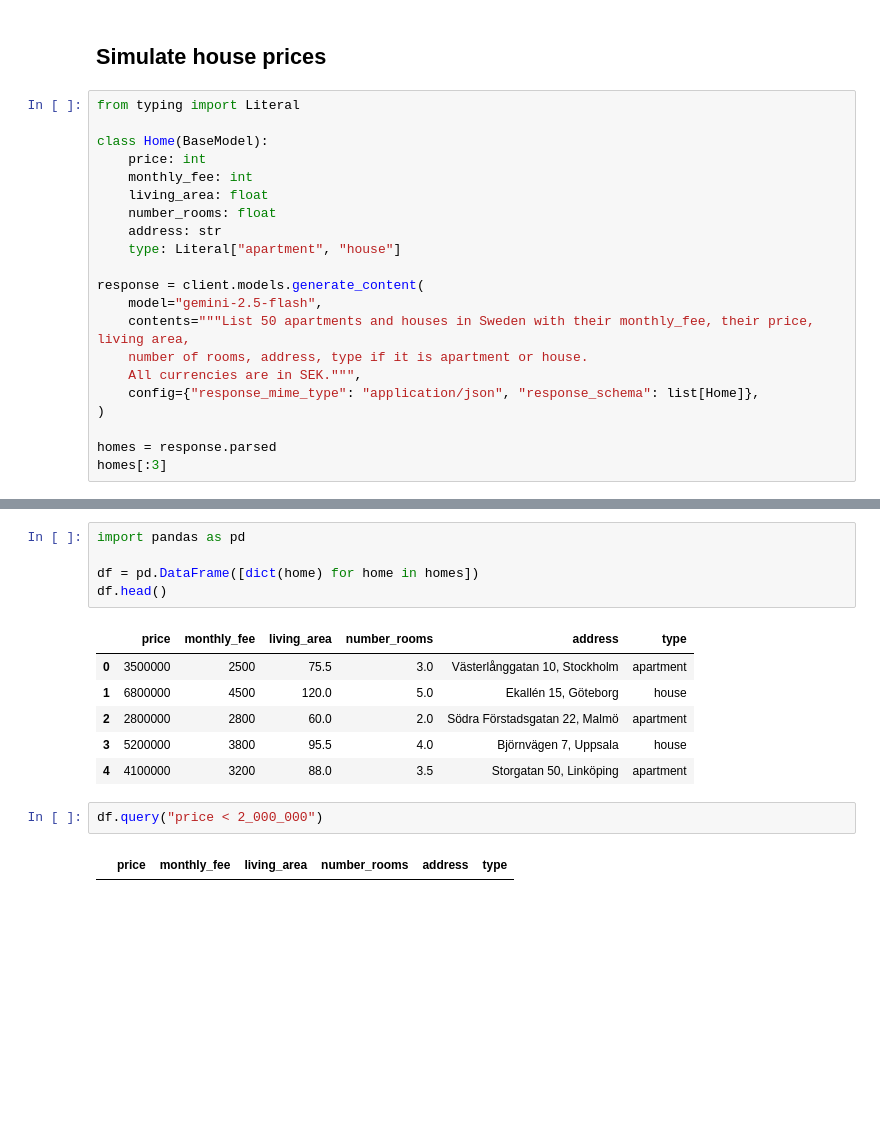
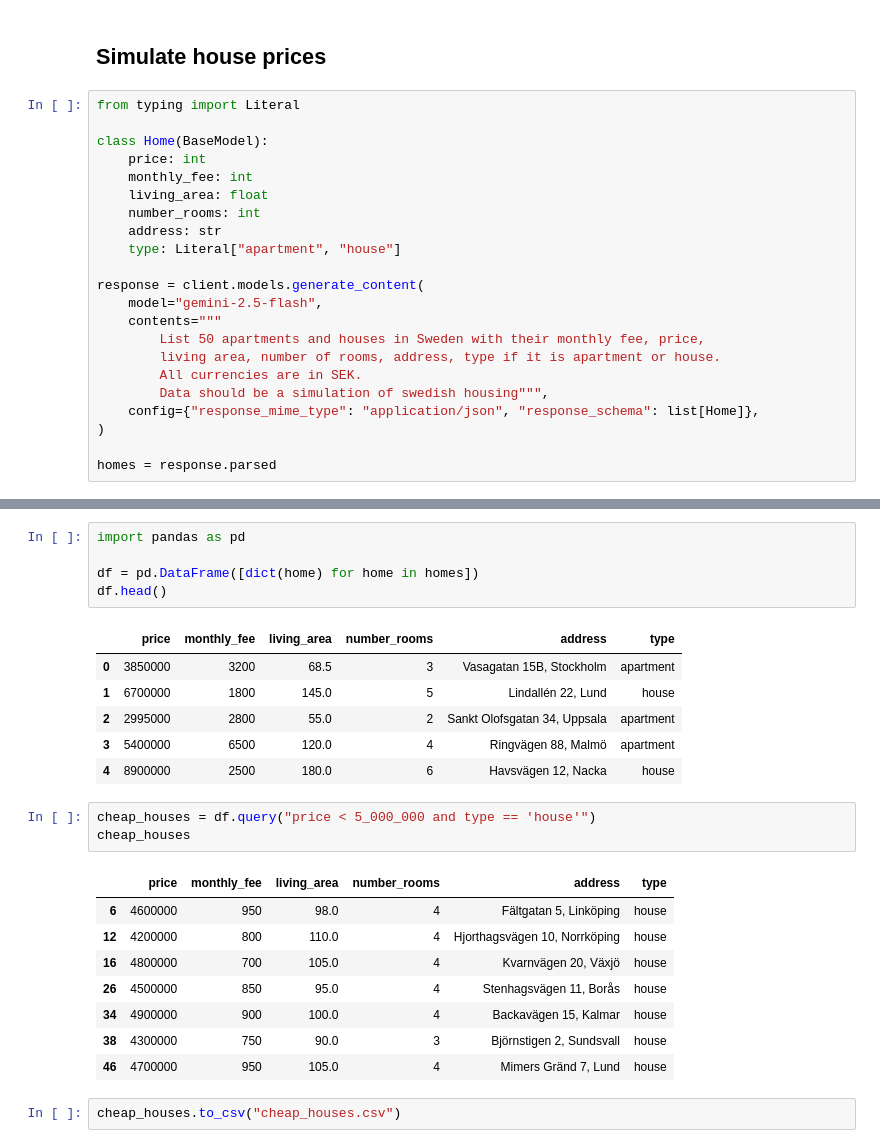
Before and after one commit to katryl-yh/ai_engineering_katrin_rylander_de24, a Jupyter notebook: 05_pydantic_gemini/b)_gemini_pydantic_more_robust.ipynb, the cells around one changed output, grey strips where cells are left out. Drawn from its saved outputs; the diff is of its cells as text; blank space fills up the shorter version.

```diff
--- a/05_pydantic_gemini/b)_gemini_pydantic_more_robust.ipynb
+++ b/05_pydantic_gemini/b)_gemini_pydantic_more_robust.ipynb
@@ -75,17 +147,18 @@ class Home(BaseModel):
     price: int
     monthly_fee: int
     living_area: float
-    number_rooms: float
+    number_rooms: int
     address: str
     type: Literal["apartment", "house"]
 
 response = client.models.generate_content(
     model="gemini-2.5-flash",
-    contents="""List 50 apartments and houses in Sweden with their monthly_fee, their price, living area,
-    number of rooms, address, type if it is apartment or house.
-    All currencies are in SEK.""",
+    contents="""
+        List 50 apartments and houses in Sweden with their monthly fee, price,
+        living area, number of rooms, address, type if it is apartment or house.
+        All currencies are in SEK.
+        Data should be a simulation of swedish housing""",
     config={"response_mime_type": "application/json", "response_schema": list[Home]},
 )
 
 homes = response.parsed
-homes[:3]
@@ -100,12 +210,22 @@ df = pd.DataFrame([dict(home) for home in homes])
 df.head()
 # %% [output]
 |  | price | monthly_fee | living_area | number_rooms | address | type |
-| 0 | 3500000 | 2500 | 75.5 | 3.0 | Västerlånggatan 10, Stockholm | apartment |
-| 1 | 6800000 | 4500 | 120.0 | 5.0 | Ekallén 15, Göteborg | house |
-| 2 | 2800000 | 2800 | 60.0 | 2.0 | Södra Förstadsgatan 22, Malmö | apartment |
-| 3 | 5200000 | 3800 | 95.5 | 4.0 | Björnvägen 7, Uppsala | house |
-| 4 | 4100000 | 3200 | 88.0 | 3.5 | Storgatan 50, Linköping | apartment |
+| 0 | 3850000 | 3200 | 68.5 | 3 | Vasagatan 15B, Stockholm | apartment |
+| 1 | 6700000 | 1800 | 145.0 | 5 | Lindallén 22, Lund | house |
+| 2 | 2995000 | 2800 | 55.0 | 2 | Sankt Olofsgatan 34, Uppsala | apartment |
+| 3 | 5400000 | 6500 | 120.0 | 4 | Ringvägen 88, Malmö | apartment |
+| 4 | 8900000 | 2500 | 180.0 | 6 | Havsvägen 12, Nacka | house |
 # %%
-df.query("price < 2_000_000")
+cheap_houses = df.query("price < 5_000_000 and type == 'house'")
+cheap_houses
 # %% [output]
 |  | price | monthly_fee | living_area | number_rooms | address | type |
+| 6 | 4600000 | 950 | 98.0 | 4 | Fältgatan 5, Linköping | house |
+| 12 | 4200000 | 800 | 110.0 | 4 | Hjorthagsvägen 10, Norrköping | house |
+| 16 | 4800000 | 700 | 105.0 | 4 | Kvarnvägen 20, Växjö | house |
+| 26 | 4500000 | 850 | 95.0 | 4 | Stenhagsvägen 11, Borås | house |
+| 34 | 4900000 | 900 | 100.0 | 4 | Backavägen 15, Kalmar | house |
+| 38 | 4300000 | 750 | 90.0 | 3 | Björnstigen 2, Sundsvall | house |
+| 46 | 4700000 | 950 | 105.0 | 4 | Mimers Gränd 7, Lund | house |
+# %%
+cheap_houses.to_csv("cheap_houses.csv")
```
Also changed, not shown: parts of 15 cells of this notebook, 1 other file.
